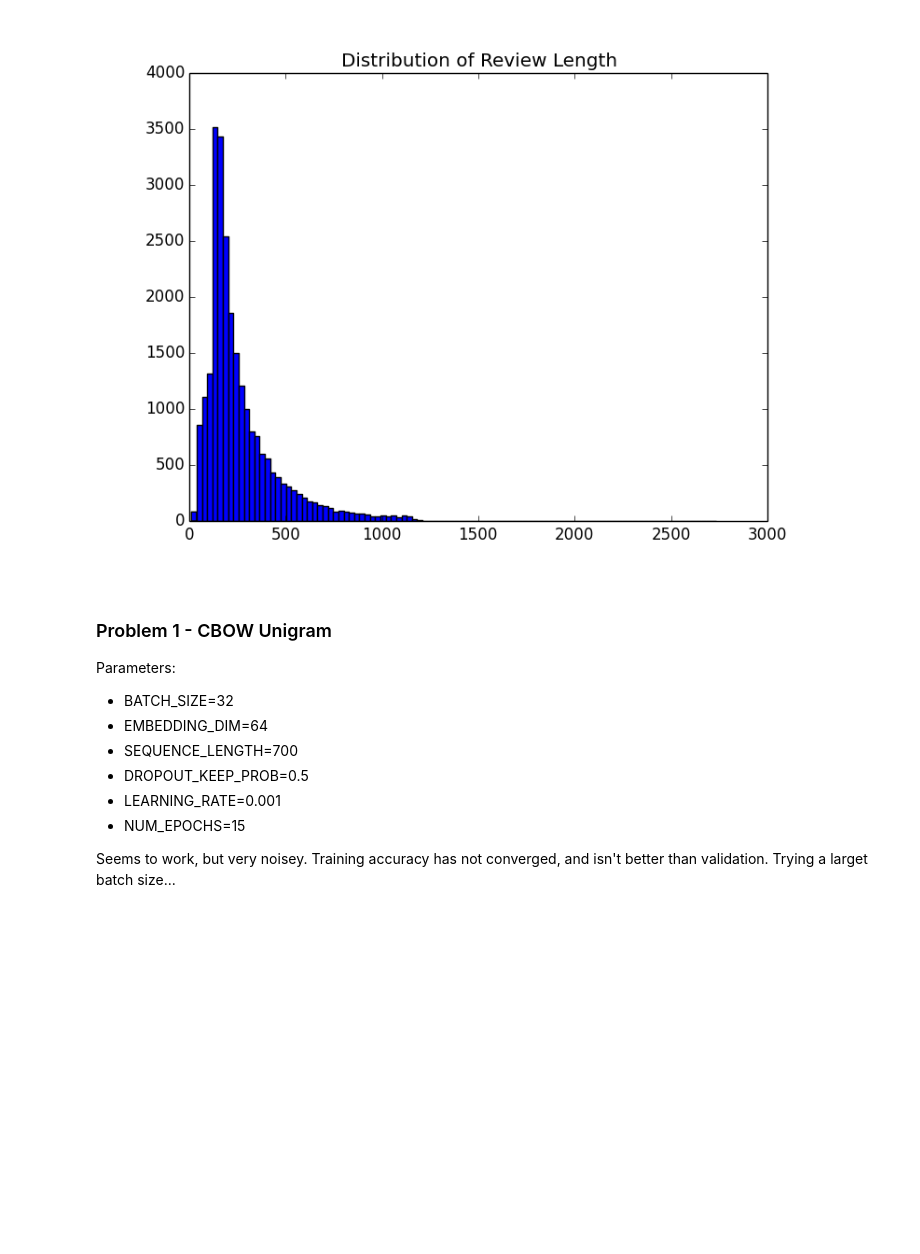
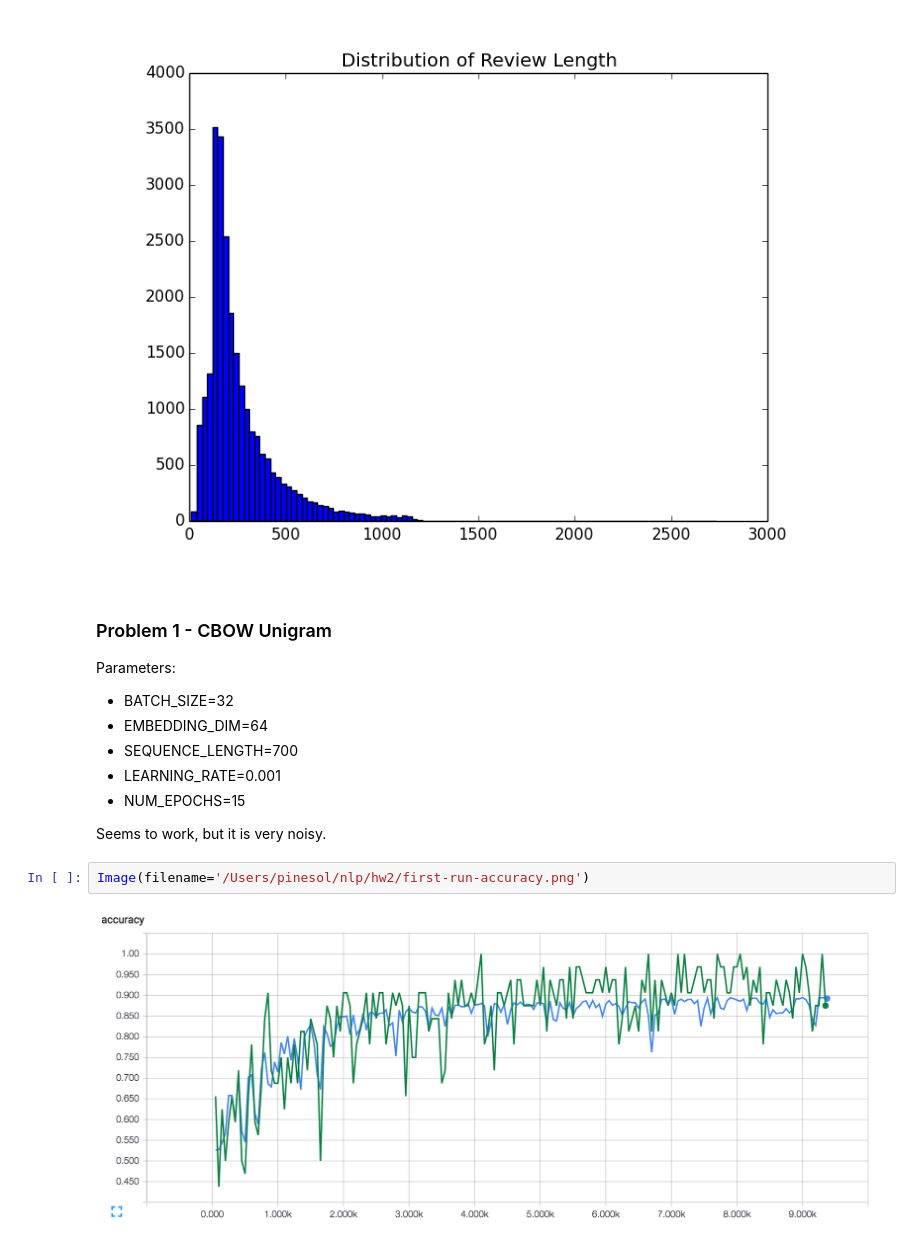
Before and after one commit to pinesol/nlp, a Jupyter notebook: hw2/Homework 2.ipynb, the cells around one changed output. Saved outputs shown, nothing was run; the diff lists cells and outputs as text; blank space fills up the shorter version.

```diff
--- a/hw2/Homework 2.ipynb
+++ b/hw2/Homework 2.ipynb
@@ -20,9 +21,12 @@ Parameters:
 - BATCH_SIZE=32
 - EMBEDDING_DIM=64
 - SEQUENCE_LENGTH=700
-- DROPOUT_KEEP_PROB=0.5
 - LEARNING_RATE=0.001
 - NUM_EPOCHS=15
 
 
-Seems to work, but very noisey. Training accuracy has not converged, and isn't better than validation. Trying a larget batch size...
+Seems to work, but it is very noisy.
+# %%
+Image(filename='/Users/pinesol/nlp/hw2/first-run-accuracy.png')
+# %% [output]
+[figure, added]
```
Also changed, not shown: parts of 5 cells of this notebook.
